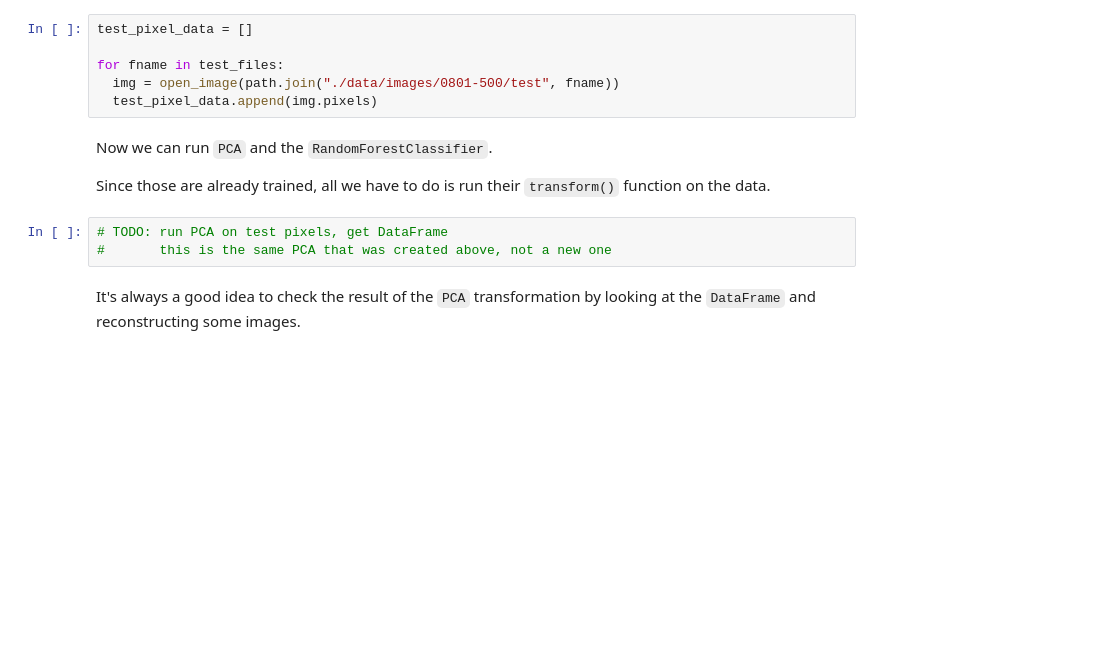
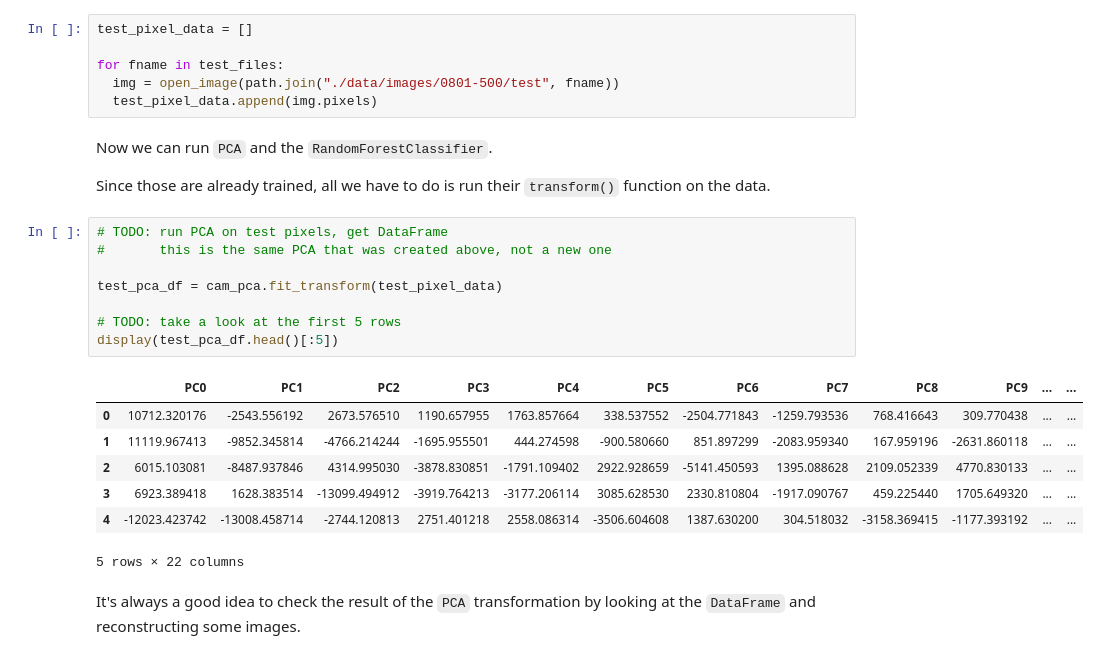
Before and after one commit to idmmachinelearning-ms/HW09, a Jupyter notebook: HW09.ipynb, the cells around one changed output. Drawn from its saved outputs; the diff is of its cells as text; blank space fills up the shorter version.

```diff
--- a/HW09.ipynb
+++ b/HW09.ipynb
@@ -611,6 +700,19 @@ Since those are already trained, all we have to do is run their `transform()` fu
 # %%
 # TODO: run PCA on test pixels, get DataFrame
 #       this is the same PCA that was created above, not a new one
+
+test_pca_df = cam_pca.fit_transform(test_pixel_data)
+
+# TODO: take a look at the first 5 rows
+display(test_pca_df.head()[:5])
+# %% [output]
+|  | PC0 | PC1 | PC2 | PC3 | PC4 | PC5 | PC6 | PC7 | PC8 | PC9 | ... | ... |
+| 0 | 10712.320176 | -2543.556192 | 2673.576510 | 1190.657955 | 1763.857664 | 338.537552 | -2504.771843 | -1259.793536 | 768.416643 | 309.770438 | ... | ... |
+| 1 | 11119.967413 | -9852.345814 | -4766.214244 | -1695.955501 | 444.274598 | -900.580660 | 851.897299 | -2083.959340 | 167.959196 | -2631.860118 | ... | ... |
+| 2 | 6015.103081 | -8487.937846 | 4314.995030 | -3878.830851 | -1791.109402 | 2922.928659 | -5141.450593 | 1395.088628 | 2109.052339 | 4770.830133 | ... | ... |
+| 3 | 6923.389418 | 1628.383514 | -13099.494912 | -3919.764213 | -3177.206114 | 3085.628530 | 2330.810804 | -1917.090767 | 459.225440 | 1705.649320 | ... | ... |
+| 4 | -12023.423742 | -13008.458714 | -2744.120813 | 2751.401218 | 2558.086314 | -3506.604608 | 1387.630200 | 304.518032 | -3158.369415 | -1177.393192 | ... | ... |
+5 rows × 22 columns
 # %% [markdown]
 It's always a good idea to check the result of the `PCA` transformation by looking at the `DataFrame` and reconstructing some images.
 # %%
```
Also changed, not shown: parts of 16 cells of this notebook.
